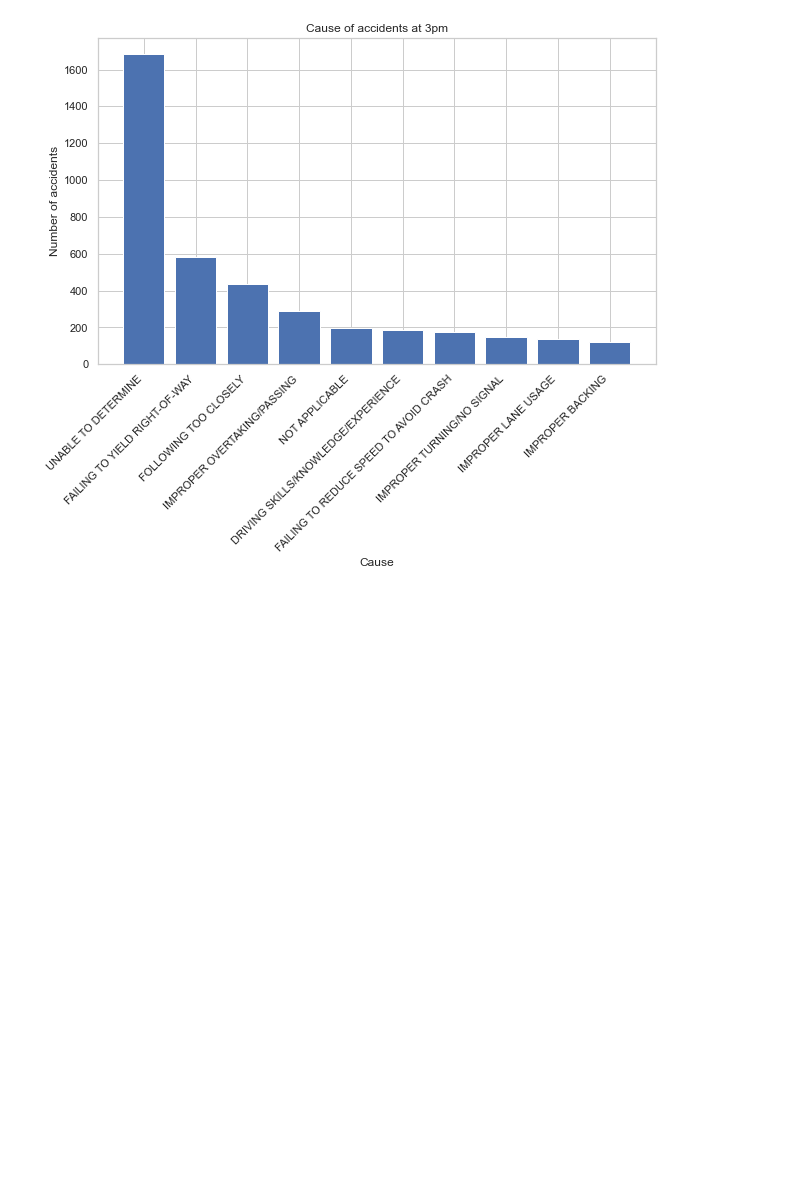
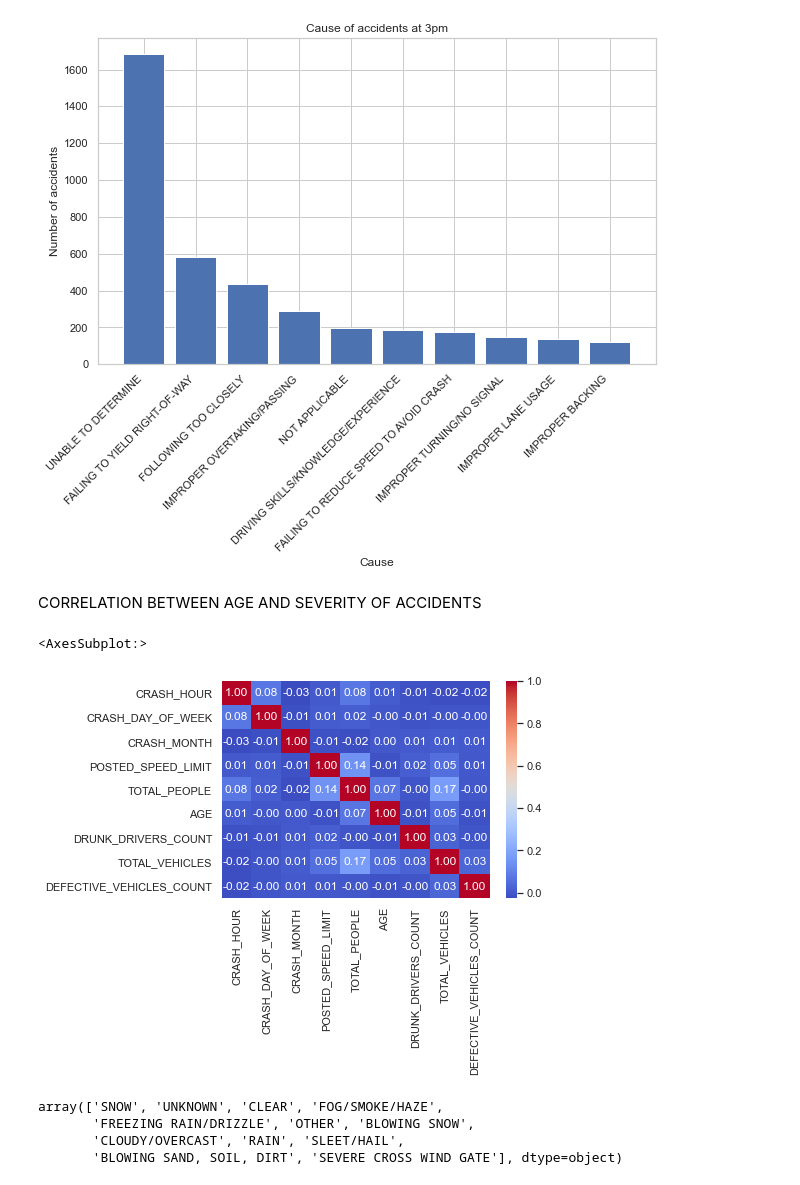
Before and after one commit to Victor-Mufasa/Phase-4-Project, a Jupyter notebook: index.ipynb, the cells around one changed output. Saved outputs shown, nothing was run; the diff lists cells and outputs as text; code cells hidden in the pictures; blank space fills up the shorter version.

```diff
--- a/index.ipynb
+++ b/index.ipynb
@@ -286,3 +294,17 @@ plt.title("Cause of accidents at 3pm")
 plt.show()
 # %% [output]
 [figure]
+# %% [markdown]
+CORRELATION BETWEEN	AGE AND SEVERITY OF ACCIDENTS
+# %%
+sns.heatmap(data.corr(), annot=True, fmt=".2f", cmap="coolwarm")
+# %% [output]
+<AxesSubplot:>
+[figure, added]
+# %%
+data["WEATHER_CONDITION"].unique()
+# %% [output]
+array(['SNOW', 'UNKNOWN', 'CLEAR', 'FOG/SMOKE/HAZE',
+       'FREEZING RAIN/DRIZZLE', 'OTHER', 'BLOWING SNOW',
+       'CLOUDY/OVERCAST', 'RAIN', 'SLEET/HAIL',
+       'BLOWING SAND, SOIL, DIRT', 'SEVERE CROSS WIND GATE'], dtype=object)
```
Also changed, not shown: parts of 12 cells of this notebook.
